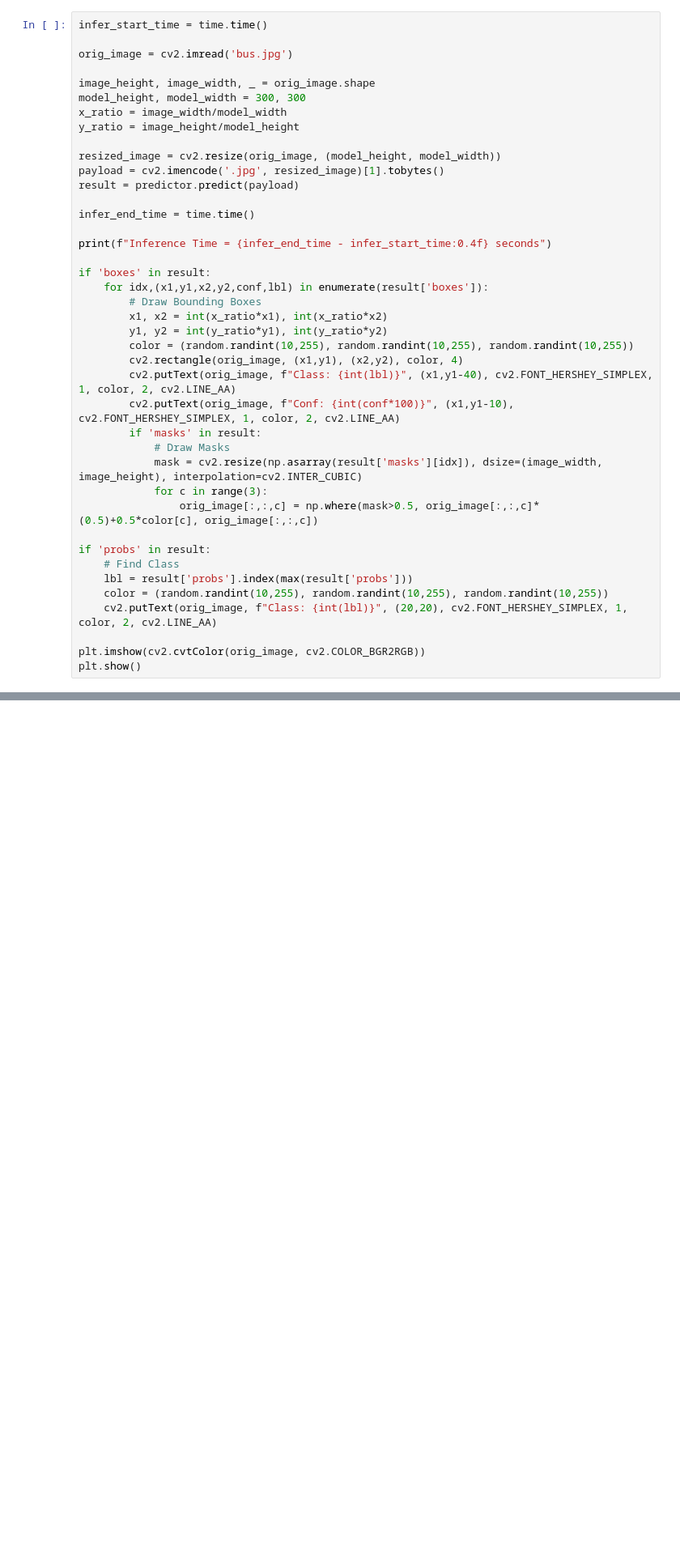
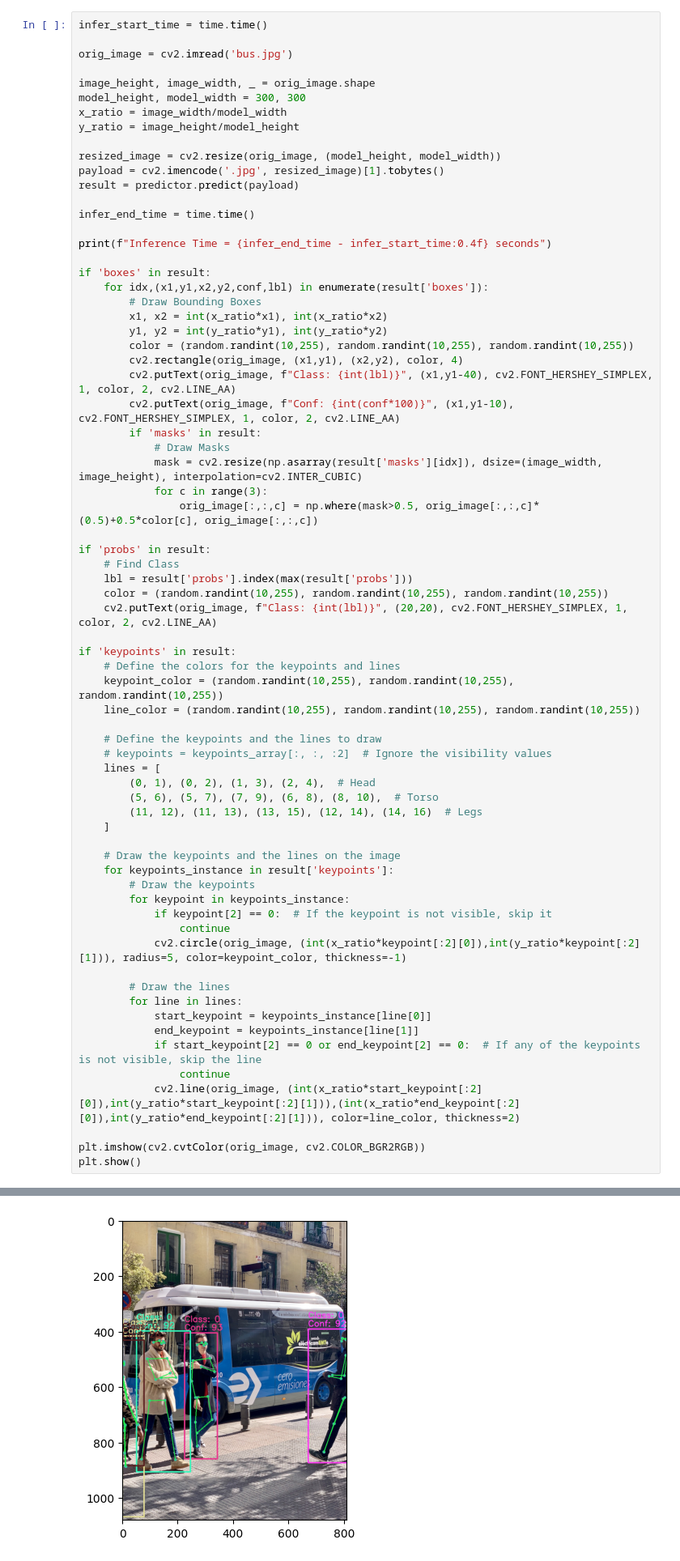
Before and after one commit to aws-samples/host-yolov8-on-sagemaker-endpoint, a Jupyter notebook: sm-notebook/2_TestEndpoint.ipynb, the cells around one changed output, grey strips where cells are left out. Shown: that part at 81% size. Saved outputs shown, nothing was run; the diff lists cells and outputs as text; blank space fills up the shorter version.

Commit message:
Adding pose estimation task and draw keypoints.

```diff
--- a/sm-notebook/2_TestEndpoint.ipynb
+++ b/sm-notebook/2_TestEndpoint.ipynb
@@ -68,5 +68,35 @@ if 'probs' in result:
     color = (random.randint(10,255), random.randint(10,255), random.randint(10,255))
     cv2.putText(orig_image, f"Class: {int(lbl)}", (20,20), cv2.FONT_HERSHEY_SIMPLEX, 1, color, 2, cv2.LINE_AA)
 
+if 'keypoints' in result:
+    # Define the colors for the keypoints and lines
+    keypoint_color = (random.randint(10,255), random.randint(10,255), random.randint(10,255))
+    line_color = (random.randint(10,255), random.randint(10,255), random.randint(10,255))
+
+    # Define the keypoints and the lines to draw
+    # keypoints = keypoints_array[:, :, :2]  # Ignore the visibility values
+    lines = [
+        (0, 1), (0, 2), (1, 3), (2, 4),  # Head
+        (5, 6), (5, 7), (7, 9), (6, 8), (8, 10),  # Torso
+        (11, 12), (11, 13), (13, 15), (12, 14), (14, 16)  # Legs
+    ]
+
+    # Draw the keypoints and the lines on the image
+    for keypoints_instance in result['keypoints']:
+        # Draw the keypoints
+        for keypoint in keypoints_instance:
+            if keypoint[2] == 0:  # If the keypoint is not visible, skip it
+                continue
+            cv2.circle(orig_image, (int(x_ratio*keypoint[:2][0]),int(y_ratio*keypoint[:2][1])), radius=5, color=keypoint_color, thickness=-1)
+
+        # Draw the lines
+        for line in lines:
+            start_keypoint = keypoints_instance[line[0]]
+            end_keypoint = keypoints_instance[line[1]]
+            if start_keypoint[2] == 0 or end_keypoint[2] == 0:  # If any of the keypoints is not visible, skip the line
+                continue
+            cv2.line(orig_image, (int(x_ratio*start_keypoint[:2][0]),int(y_ratio*start_keypoint[:2][1])),(int(x_ratio*end_keypoint[:2][0]),int(y_ratio*end_keypoint[:2][1])), color=line_color, thickness=2)
+
 plt.imshow(cv2.cvtColor(orig_image, cv2.COLOR_BGR2RGB))
 plt.show()
+# %% [output]
@@ -73,3 +104,4 @@ plt.show()
+[figure, added]
 # %% [markdown]
 ## 2.4 Cleanup by removing Endpoint, Endpoint Config and Model
 # %%
```
Also changed, not shown: parts of 1 cell of this notebook, 3 other files.
